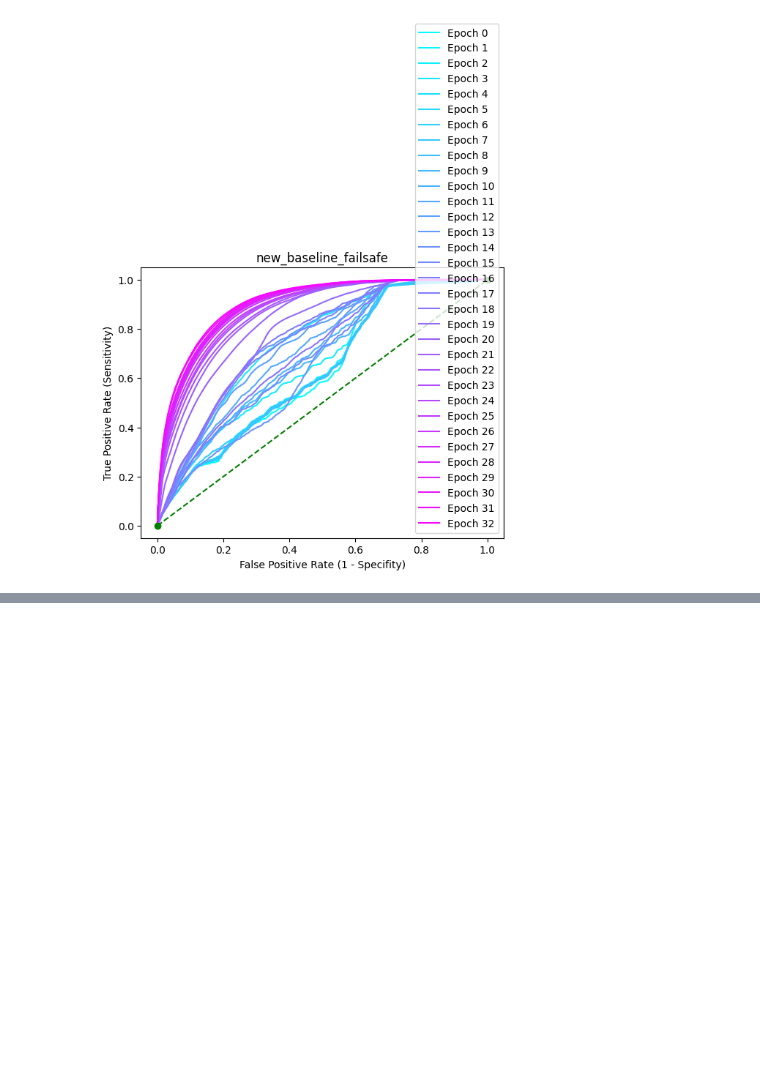
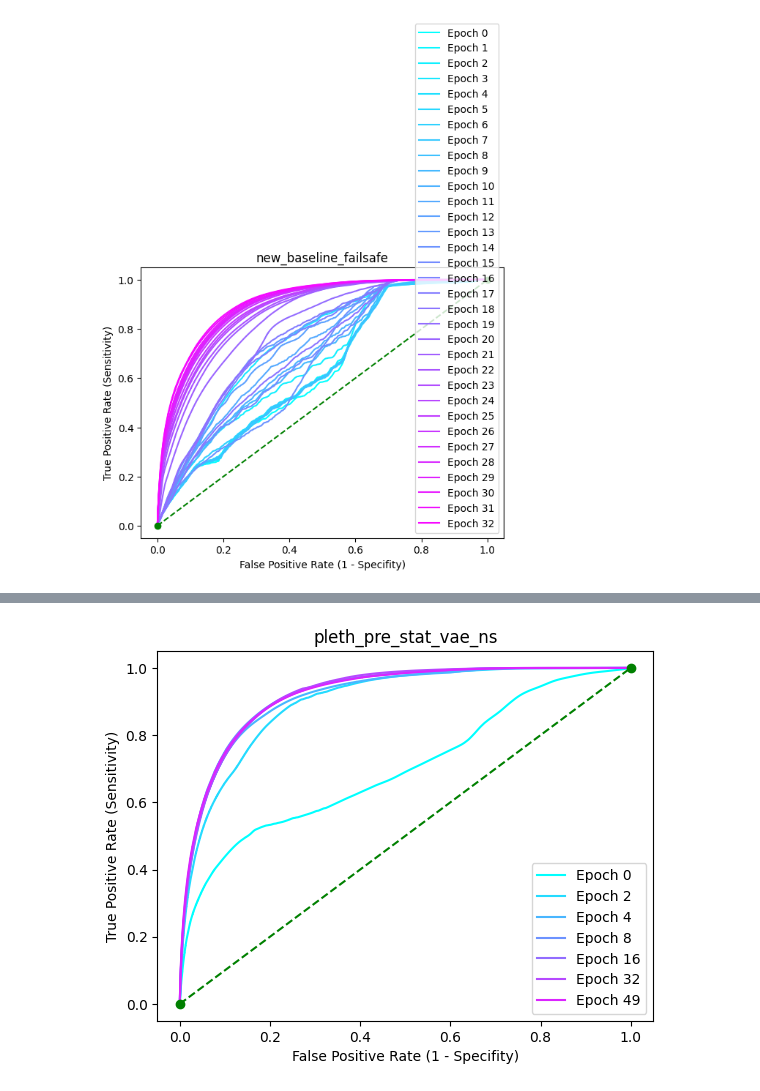
Before and after one commit to JulianBvW/Wearable-Sleep-Event-Detection, a Jupyter notebook: Notebooks/30_roc_curve_for_new_baseline.ipynb, the cells around one changed output, grey strips where cells are left out. Cells and saved outputs as stored; diff of their text form; code cells hidden in the pictures; blank space fills up the shorter version.

```diff
--- a/Notebooks/30_roc_curve_for_new_baseline.ipynb
+++ b/Notebooks/30_roc_curve_for_new_baseline.ipynb
@@ -32,0 +45,4 @@ show_roc('new_baseline_failsafe', range(0, 33))
+# %%
+show_roc('pleth_pre_stat_vae_ns', [0, 2, 4, 8, 16, 32, 49])
+# %% [output]
+[figure, added]
```
Also changed, not shown: parts of 4 cells of this notebook.
